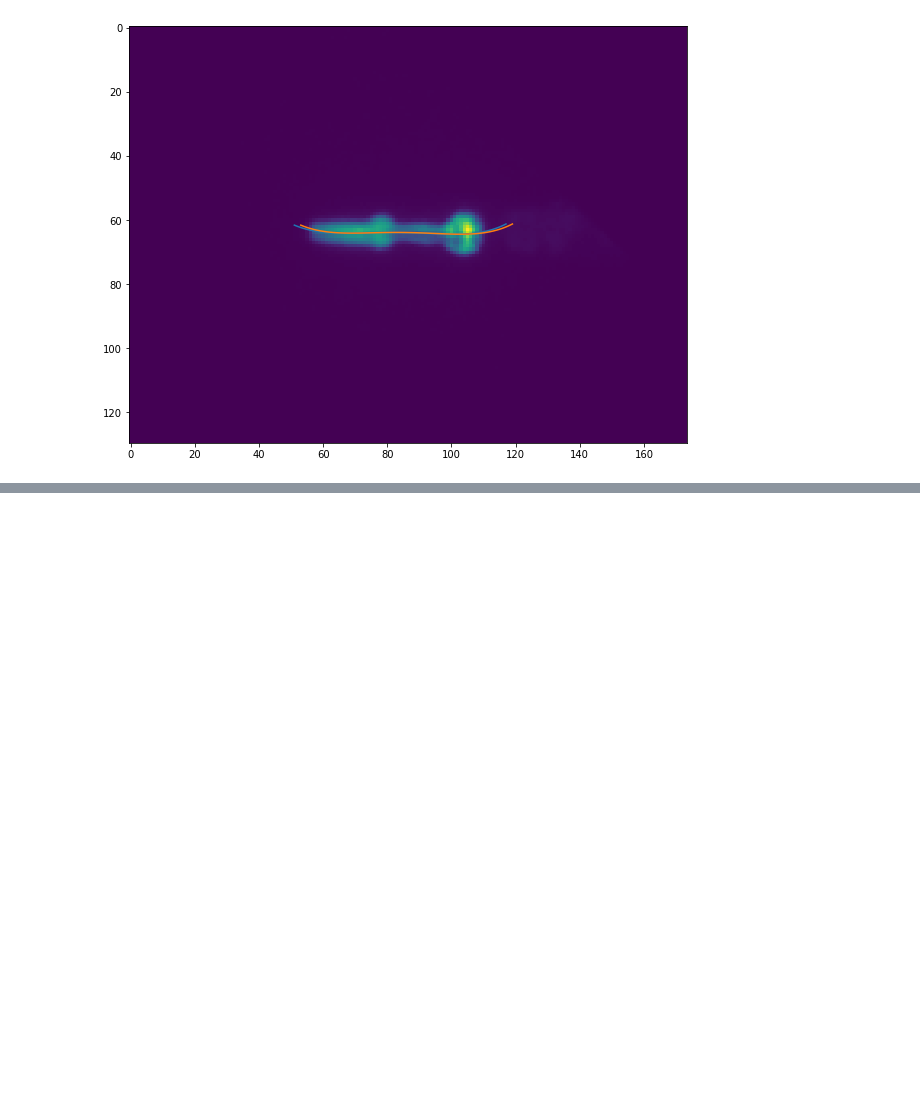
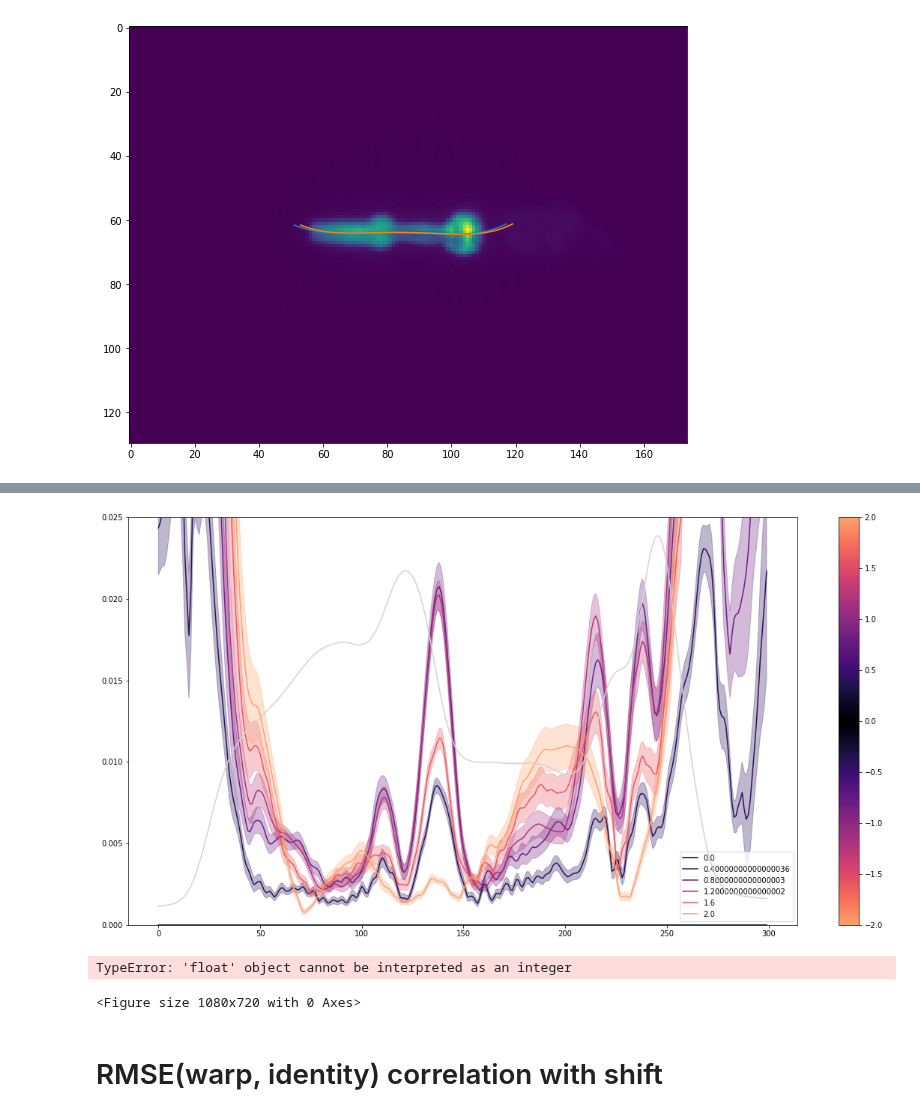
Before and after one commit to ApfeldLab/pharynx_redox, a Jupyter notebook: python/notebooks/Synthetic Movement Analysis.ipynb, the cells around one changed output, grey strips where cells are left out. Saved outputs shown, nothing was run; the diff lists cells and outputs as text; code cells hidden in the pictures; blank space fills up the shorter version.

```diff
--- a/python/notebooks/Synthetic Movement Analysis.ipynb
+++ b/python/notebooks/Synthetic Movement Analysis.ipynb
@@ -260,0 +320,15 @@ plt.plot(coords[0] + dx, coords[1] + dy);
+# %%
+dxs = np.linspace(-2, 2, 11)
+dys = np.linspace(0, 0, 11)
+
+unshifted_profs = []
+shifted_profs = []
+for animal in tqdm_notebook(ex.rot_fl.sel(wavelength='410', pair=0)):
+    all_combs_dxdy = np.array(np.meshgrid(np.unique(dxs), np.unique(dys))).T.reshape(-1,2)
+
+    for i, (dx, dy) in enumerate(all_combs_dxdy):
+        unshifted_profs.append(ndi.map_coordinates(animal, np.stack([ys, xs]), order=interp_order))
+        shifted_profs.append(ndi.map_coordinates(animal, np.stack([ys + dy, xs + dx]), order=interp_order))
+
+unshifted_profs = np.array(unshifted_profs)
+shifted_profs = np.array(shifted_profs)
@@ -260,0 +337,26 @@ plt.plot(coords[0] + dx, coords[1] + dy);
+# %%
+norm = mpl.colors.DivergingNorm(vmin=min(dxs), vmax=max(dxs), vcenter=0)
+colors1 = cm.magma_r(np.linspace(.2, 1, 128))
+colors2 = cm.magma(np.linspace(0, .8, 128))
+colors = np.vstack((colors1, colors2))
+cmap = mpl.colors.LinearSegmentedColormap.from_list('my_colormap', colors)
+m = cm.ScalarMappable(norm=norm, cmap=cmap)
+
+plt.figure(figsize=(20,10))
+
+
+errs_reg = np.abs(1 - (r_unshifted / r_shifted)).data_matrix
+errs_unreg = np.abs(1- (unshifted_profs / shifted_profs))
+for dx in dxs:
+    if dx >= 0:
+        plots.plot_profile_avg_with_bounds(np.squeeze(errs_reg[np.array(shifts)[:,0] == dx]), color=m.to_rgba(dx), ax=plt.gca(), label=dx)
+plt.colorbar(m);
+plt.ylim(0,0.025);
+plt.gca().legend();
+# plots.add_regions_to_axis(regions=ex.scaled_regions, ax=plt.gca());
+
+other = plt.twinx();
+plt.plot(np.squeeze(np.mean(r_unshifted.data_matrix, axis=0)), color='lightgray');
+other.set_axis_off();
+# %% [output]
+[figure, added]
@@ -260,0 +402,27 @@ plt.plot(coords[0] + dx, coords[1] + dy);
+# %%
+plt.figure(figsize=(15,10))
+
+shifts = np.array(np.meshgrid(np.unique(dxs), np.unique(dys))).T.reshape(-1,2)
+data = errs_unreg - errs_reg
+shifts = np.tile(shifts, len(data) / len(shifts))
+for dx in dxs:
+    if dx >= 0:
+        plots.plot_profile_avg_with_bounds(
+            np.squeeze(data[np.array(shifts)[:,0] == dx]),
+            ax=plt.gca(), color=m.to_rgba(dx), label=f'shift={dx:.2f}')
+
+plt.gca().legend();
+plt.ylim(0,.4);
+plt.ylabel('Reg. Error - Unreg. Error', fontsize=13);
+plt.xlabel('Position along A-P axis', fontsize=13);
+plt.gca().set_title('Registration decreases error across the pharynx for all shifts');
+other = plt.twinx();
+plt.plot(np.squeeze(np.mean(r_unshifted.data_matrix, axis=0)), color='lightgray');
+other.set_axis_off();
+
+plt.savefig('/Users/sean/Desktop/meeting_09_04_19/reg_error_minus_ureg_error.pdf');
+# %% [output]
+TypeError: 'float' object cannot be interpreted as an integer
+<Figure size 1080x720 with 0 Axes>
+# %% [markdown]
+# RMSE(warp, identity) correlation with shift
```
Also changed, not shown: parts of 12 cells of this notebook, 10 other files.
